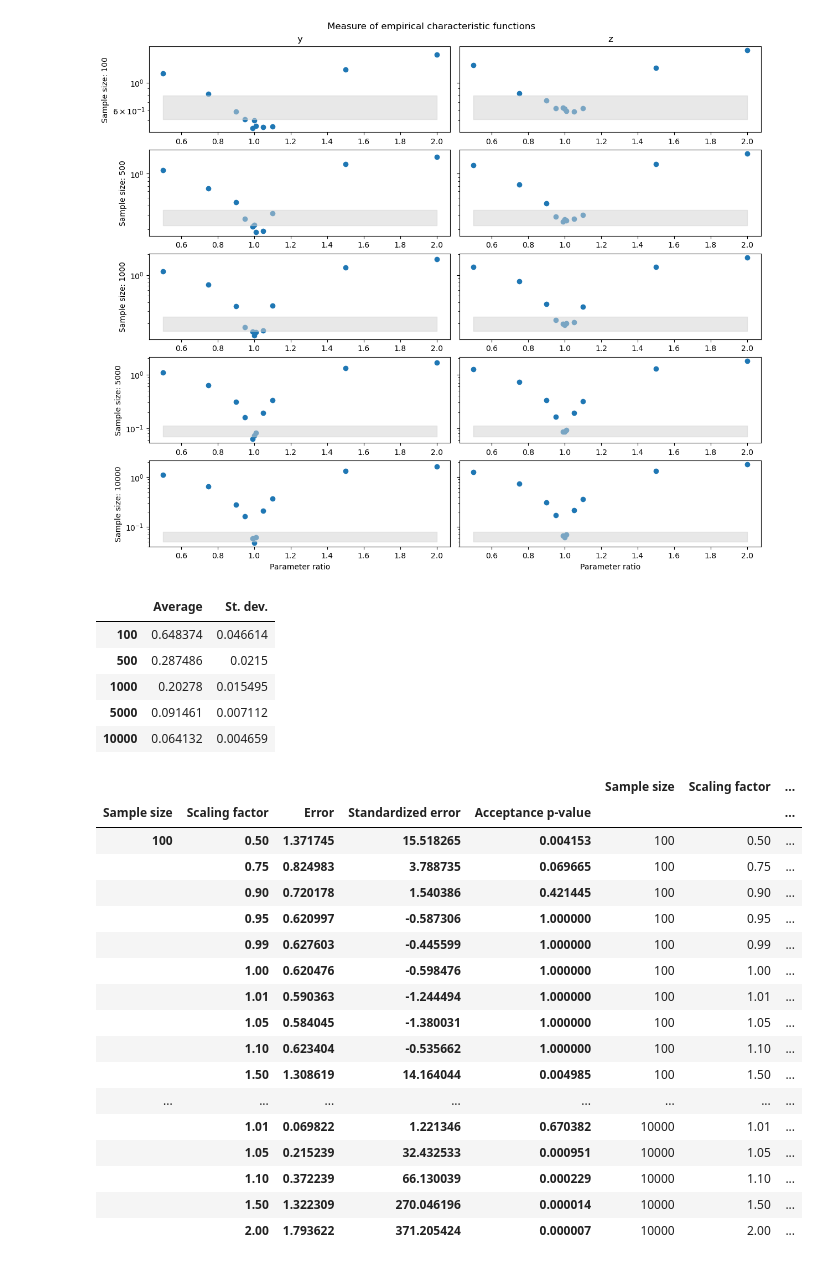
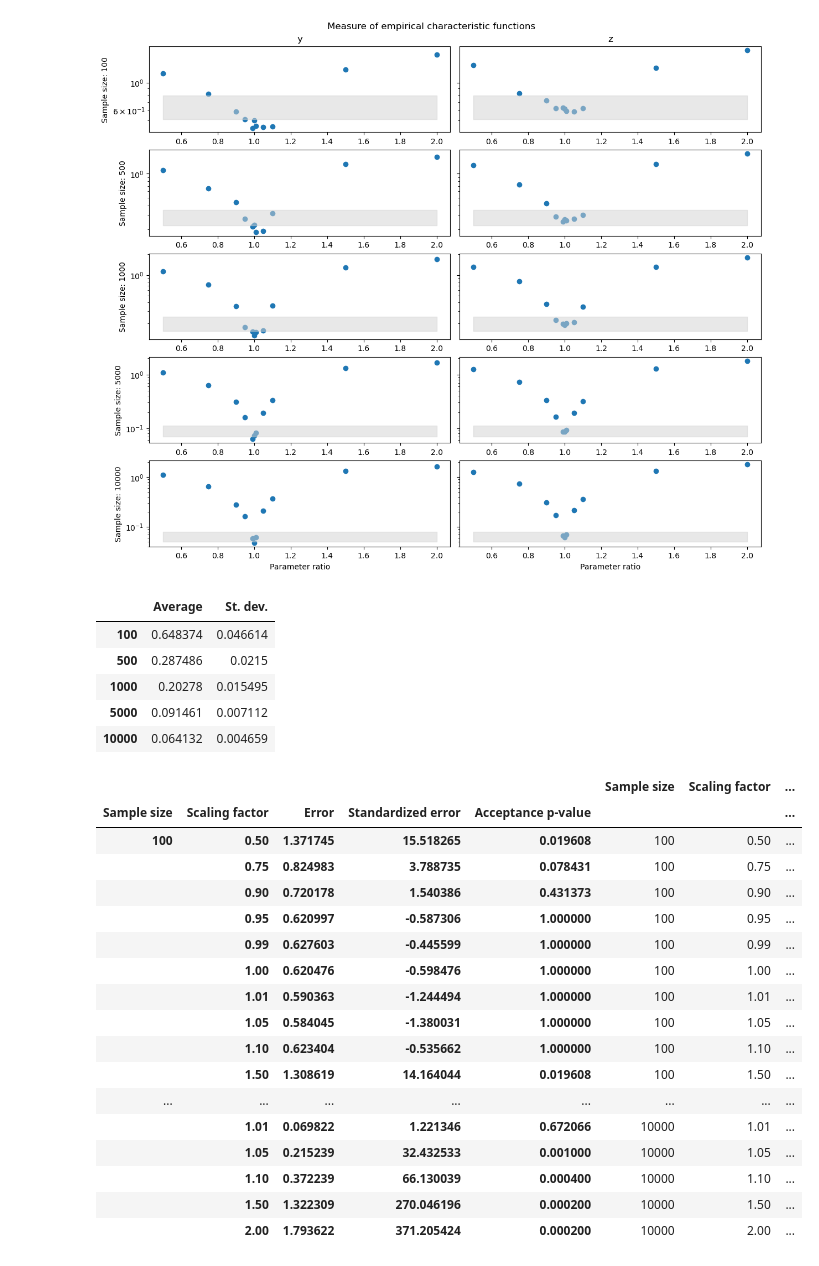
Before and after one commit to tjsego/ssr_project_2024, a Jupyter notebook: notebooks/proto_compare_4.ipynb, the cells around one changed output. Saved outputs shown, nothing was run; the diff lists cells and outputs as text; code cells hidden in the pictures.

```diff
--- a/notebooks/proto_compare_4.ipynb
+++ b/notebooks/proto_compare_4.ipynb
@@ -144,48 +144,52 @@ _ = fig.suptitle('Measure of empirical characteristic functions')
 # %%
 summary_entries = ['Average', 'St. dev.']
 df_summary = pd.DataFrame(index=test_kwargs['trials'], columns=summary_entries)
 eval_entries = ['Sample size', 'Scaling factor', 'Error', 'Standardized error', 'Acceptance p-value']
 data_eval = []
 
 for sample_size in test_test_kwargs['trials']:
     avg = np.average(test1.ks_stats_sampling[sample_size * 2])
     std = np.std(test1.ks_stats_sampling[sample_size * 2])
     df_summary.loc[sample_size * 2, 'Average'] = avg
     df_summary.loc[sample_size * 2, 'St. dev.'] = std
 
     err = [max([max(d.values()) for d in diff[sample_size]]) for diff in a_comp]
-    pr = [std / (e - avg) if e > avg else 1.0 for e in err]
-    pr = [p * p for p in pr]
+    q2 = (sample_size + 1) / sample_size * np.var(test1.ks_stats_sampling[sample_size * 2], ddof=1)
+    lam2 = [(e - avg) * (e - avg) / q2 for e in err]
+    pr = [np.floor((sample_size + 1) / sample_size * ((sample_size - 1) / l2 + 1)) / (sample_size + 1) for l2 in lam2]
+    for i in range(len(err)):
+        if pr[i] > 1.0 or err[i] < avg:
+            pr[i] = 1.0
 
     for i, bf in enumerate(a_fact):
         data_eval.append((sample_size * 2, bf, err[i], (err[i] - avg) / std, min(1, pr[i])))
 
 display(df_summary)
 mi_eval = pd.MultiIndex.from_frame(pd.DataFrame(data_eval, columns=eval_entries))
 df_eval = mi_eval.to_frame()
 display(df_eval)
 # %% [output]
 |  | Average | St. dev. |
 | 100 | 0.648374 | 0.046614 |
 | 500 | 0.287486 | 0.0215 |
 | 1000 | 0.20278 | 0.015495 |
 | 5000 | 0.091461 | 0.007112 |
 | 10000 | 0.064132 | 0.004659 |
 |  |  |  |  |  | Sample size | Scaling factor | ... |
 | Sample size | Scaling factor | Error | Standardized error | Acceptance p-value |  |  | ... |
-| 100 | 0.50 | 1.371745 | 15.518265 | 0.004153 | 100 | 0.50 | ... |
-|  | 0.75 | 0.824983 | 3.788735 | 0.069665 | 100 | 0.75 | ... |
-|  | 0.90 | 0.720178 | 1.540386 | 0.421445 | 100 | 0.90 | ... |
+| 100 | 0.50 | 1.371745 | 15.518265 | 0.019608 | 100 | 0.50 | ... |
+|  | 0.75 | 0.824983 | 3.788735 | 0.078431 | 100 | 0.75 | ... |
+|  | 0.90 | 0.720178 | 1.540386 | 0.431373 | 100 | 0.90 | ... |
 |  | 0.95 | 0.620997 | -0.587306 | 1.000000 | 100 | 0.95 | ... |
 |  | 0.99 | 0.627603 | -0.445599 | 1.000000 | 100 | 0.99 | ... |
 |  | 1.00 | 0.620476 | -0.598476 | 1.000000 | 100 | 1.00 | ... |
 |  | 1.01 | 0.590363 | -1.244494 | 1.000000 | 100 | 1.01 | ... |
 |  | 1.05 | 0.584045 | -1.380031 | 1.000000 | 100 | 1.05 | ... |
 |  | 1.10 | 0.623404 | -0.535662 | 1.000000 | 100 | 1.10 | ... |
-|  | 1.50 | 1.308619 | 14.164044 | 0.004985 | 100 | 1.50 | ... |
+|  | 1.50 | 1.308619 | 14.164044 | 0.019608 | 100 | 1.50 | ... |
 | ... | ... | ... | ... | ... | ... | ... | ... |
-|  | 1.01 | 0.069822 | 1.221346 | 0.670382 | 10000 | 1.01 | ... |
-|  | 1.05 | 0.215239 | 32.432533 | 0.000951 | 10000 | 1.05 | ... |
-|  | 1.10 | 0.372239 | 66.130039 | 0.000229 | 10000 | 1.10 | ... |
-|  | 1.50 | 1.322309 | 270.046196 | 0.000014 | 10000 | 1.50 | ... |
-|  | 2.00 | 1.793622 | 371.205424 | 0.000007 | 10000 | 2.00 | ... |
+|  | 1.01 | 0.069822 | 1.221346 | 0.672066 | 10000 | 1.01 | ... |
+|  | 1.05 | 0.215239 | 32.432533 | 0.001000 | 10000 | 1.05 | ... |
+|  | 1.10 | 0.372239 | 66.130039 | 0.000400 | 10000 | 1.10 | ... |
+|  | 1.50 | 1.322309 | 270.046196 | 0.000200 | 10000 | 1.50 | ... |
+|  | 2.00 | 1.793622 | 371.205424 | 0.000200 | 10000 | 2.00 | ... |
```
Also changed, not shown: 5 other files.
